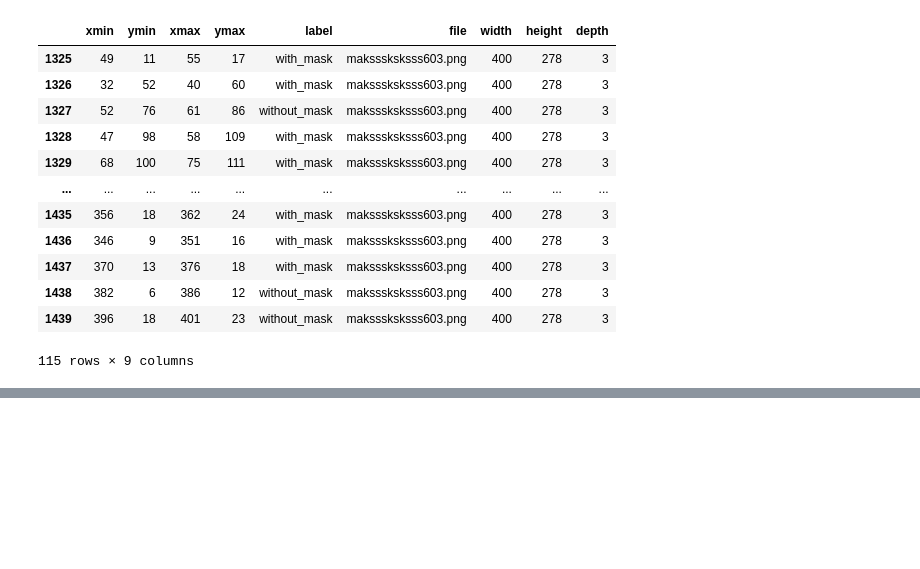
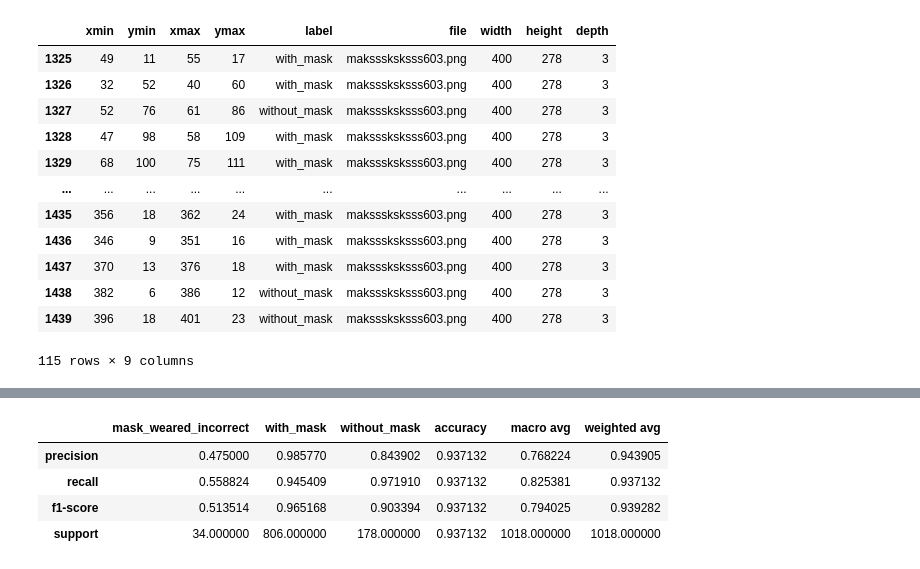
Before and after one commit to mlukan/GDA3B2021, a Jupyter notebook: ProjectFaceMask/facemask_data_parser.ipynb, the cells around one changed output, grey strips where cells are left out. Saved outputs shown, nothing was run; the diff lists cells and outputs as text; code cells hidden in the pictures; blank space fills up the shorter version.

```diff
--- a/ProjectFaceMask/facemask_data_parser.ipynb
+++ b/ProjectFaceMask/facemask_data_parser.ipynb
@@ -112,0 +185,9 @@ import PIL
+# %%
+from sklearn.metrics import classification_report
+pd.DataFrame(classification_report(y_test, predictions,labels=SVM.classes_,zero_division=1,output_dict=True))
+# %% [output]
+|  | mask_weared_incorrect | with_mask | without_mask | accuracy | macro avg | weighted avg |
+| precision | 0.475000 | 0.985770 | 0.843902 | 0.937132 | 0.768224 | 0.943905 |
+| recall | 0.558824 | 0.945409 | 0.971910 | 0.937132 | 0.825381 | 0.937132 |
+| f1-score | 0.513514 | 0.965168 | 0.903394 | 0.937132 | 0.794025 | 0.939282 |
+| support | 34.000000 | 806.000000 | 178.000000 | 0.937132 | 1018.000000 | 1018.000000 |
```
Also changed, not shown: parts of 14 cells of this notebook.
